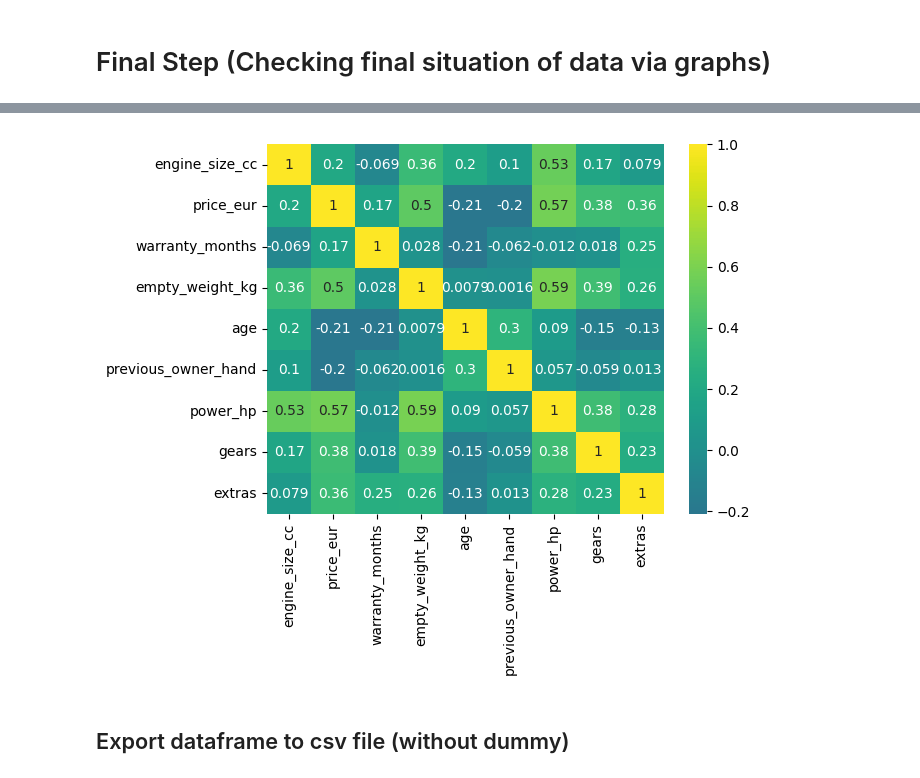
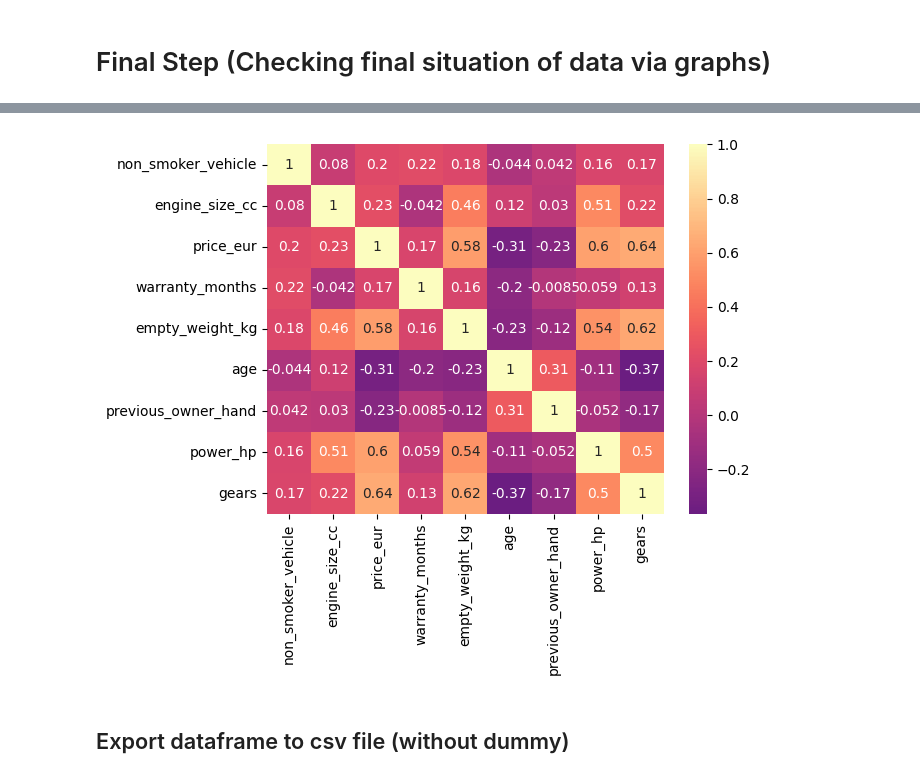
Before and after one commit to guluzar-gb/eda_1, a Jupyter notebook: DA_DVwPy_EDA_Project_(AutoScout)_GGB.ipynb, the cells around one changed output, grey strips where cells are left out. Saved outputs shown, nothing was run; the diff lists cells and outputs as text; code cells hidden in the pictures.

```diff
--- a/DA_DVwPy_EDA_Project_(AutoScout)_GGB.ipynb
+++ b/DA_DVwPy_EDA_Project_(AutoScout)_GGB.ipynb
@@ -2096,0 +2096,8 @@ Name: cylinders, dtype: int64
+# %%
+Q1 = df1["cylinders"].quantile(0.25)
+Q3 = df1["cylinders"].quantile(0.75)
+
+IQR = Q3 - Q1
+# %%
+lower_lim = Q1 - 1.5 * IQR
+upper_lim = Q3 + 1.5 * IQR
@@ -2137,4 +2147,4 @@ Index(['make_model', 'short_description', 'make', 'location', 'price_eur',
 # %%
-df_final = cleaned_df3.drop(["short_description", "type", "country_version" "make", "seller", "production_date", "manufacturer_colour", "comfort_convenience", "safety_security", "previous_owner_year", "previous_owner_km", "trans_price_eur", "non_smoker_vehicle"], axis=1)
+df_final = cleaned_df3.drop(["short_description", "type", "country_version", "make", "seller", "production_date", "manufacturer_colour", "comfort_convenience", "safety_security", "previous_owner_year", "previous_owner_km", "trans_price_eur"], axis=1)
 df_final
 # %% [output]
@@ -2156,2 +2167,3 @@ df_final1=df_final[["location", "upholstery", "fuel_type", "engine_size_cc", "ma
 # %%
-df_final2=df_final[["location", "upholstery", "fuel_type", "engine_size_cc", "make_model", "price_eur", "body_type", "seats", "doors", "warranty_months", "mileage_km", "empty_weight_kg", "age", "previous_owner_hand", "energy_efficiency_class", "power_hp", "gears"]]
+#selected columns2
+df_final2=df_final[["location", "non_smoker_vehicle","upholstery", "drivetrain", "fuel_type", "engine_size_cc", "make_model", "price_eur", "body_type", "seats", "doors", "warranty_months", "mileage_km", "empty_weight_kg", "age", "previous_owner_hand", "energy_efficiency_class", "power_hp", "gears"]]
@@ -2177,7 +2277,7 @@ sns.catplot(x='energy_efficiency_class',
 # %%
-sns.heatmap(data=df_final1.corr(), cmap='viridis', annot=True, center=0);
+sns.heatmap(data=df_final2.corr(), cmap='magma', annot=True, center=0);
 # %% [output]
-[figure, old version]
+[figure, new version]
 # %% [markdown]
 ## Export dataframe to csv file (without dummy)
 # %%
```
Also changed, not shown: parts of 55 cells of this notebook.
